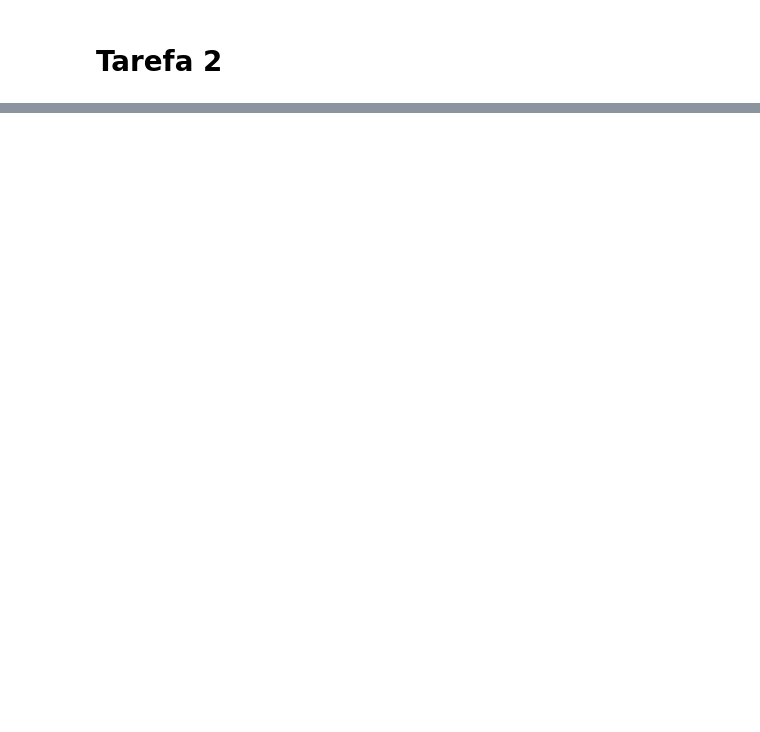
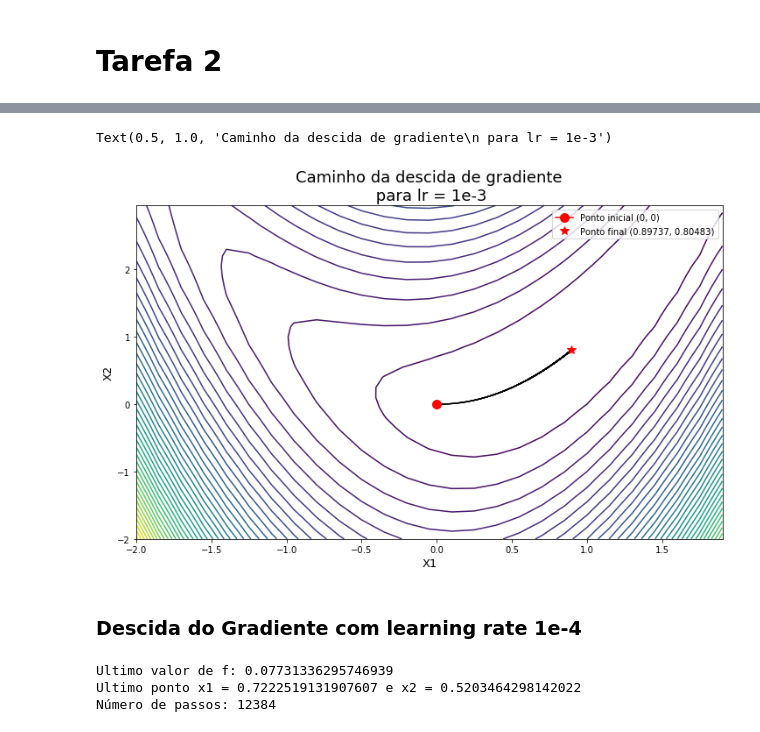
Before and after one commit to andisantos/MO431-432, a Jupyter notebook: MO431/T2/Tarefa_2_dre.ipynb, the cells around one changed output, grey strips where cells are left out. Saved outputs shown, nothing was run; the diff lists cells and outputs as text; code cells hidden in the pictures; blank space fills up the shorter version.

```diff
--- a/MO431/T2/Tarefa_2_dre.ipynb
+++ b/MO431/T2/Tarefa_2_dre.ipynb
@@ -5,0 +28,21 @@ import matplotlib.pyplot as plt
+# %%
+def plot_gradient_descent(surface_x1: np.array,
+                          surface_x2: np.array,
+                          function_surface: np.array,
+                          x1_values: np.array,
+                          x2_values: np.array) -> None:
+    # Initialize figure
+    plt.figure(figsize=(12, 7))
+    plt.contour(surface_x1, surface_x2, function_surface, 50)
+    plt.plot([0],[0], marker='o', markersize = 10, color = 'r')
+    plt.plot(last_x[0], last_x[1], '*', markersize=10, color = 'r')
+    path = [x1_values.T, x2_values.T]
+    path = np.asarray(path)
+    plt.quiver(path[0,:-1], path[1,:-1],
+               path[0,1:]-path[0,:-1], path[1,1:]-path[1,:-1],
+               scale_units = 'xy', angles = 'xy', scale = 15, color = 'k')
+    plt.legend(['o', '*'],
+               labels=["Ponto inicial {}".format((0, 0)),
+                       "Ponto final {}".format((round(last_x[0], 5), round(last_x[1],5)))])
+    plt.xlabel("X1", fontsize=13)
+    plt.ylabel("X2", fontsize=13)
@@ -19,0 +133,20 @@ def calc_gradient(x: np.array) -> list:
+# %%
+plot_gradient_descent(surface_x1,
+                      surface_x2,
+                      function_surface,
+                      x1_values,
+                      x2_values)
+plt.title("Caminho da descida de gradiente\n para lr = 1e-3", fontsize=18)
+# %% [output]
+Text(0.5, 1.0, 'Caminho da descida de gradiente\n para lr = 1e-3')
+[figure, added]
+# %% [markdown]
+### Descida do Gradiente com learning rate 1e-4
+# %%
+lr = 1e-4
+lr_decay = 1
+func_values, last_x, x1_values, x2_values = gradient_descent(lr, lr_decay)
+# %% [output]
+Ultimo valor de f: 0.07731336295746939
+Ultimo ponto x1 = 0.7222519131907607 e x2 = 0.5203464298142022
+Número de passos: 12384
```
Also changed, not shown: parts of 27 cells of this notebook.
